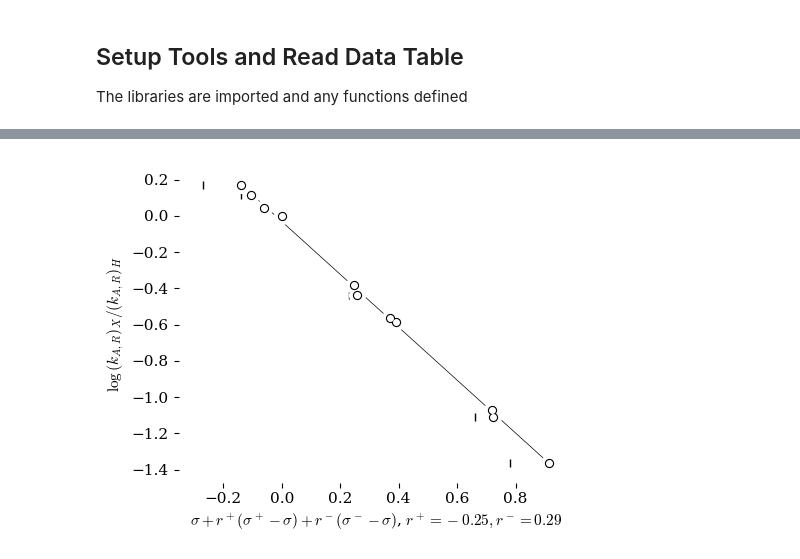
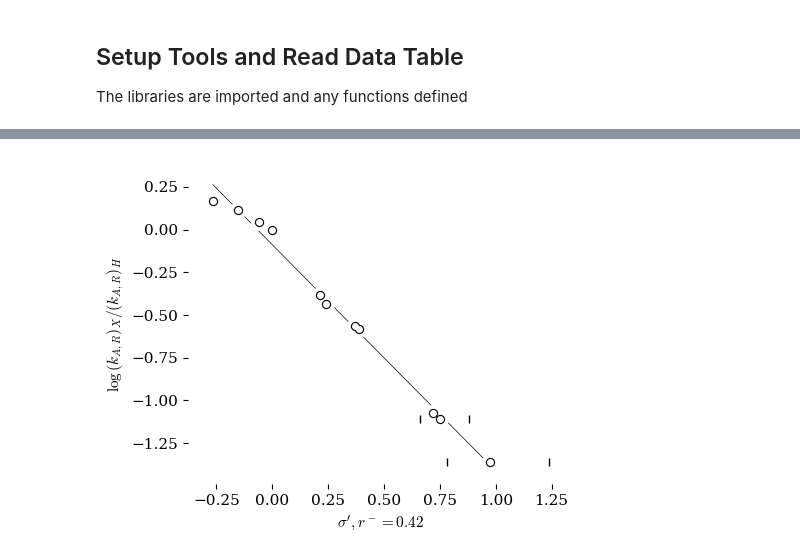
Before and after one commit to blinkletter/4410PythonNotebooks, a Jupyter notebook: Class_23/23-Figure4Paper_Hammett_Acid_Rate.ipynb, the cells around one changed output, grey strips where cells are left out. Cells and saved outputs as stored; diff of their text form; code cells hidden in the pictures.

```diff
--- a/Class_23/23-Figure4Paper_Hammett_Acid_Rate.ipynb
+++ b/Class_23/23-Figure4Paper_Hammett_Acid_Rate.ipynb
@@ -202,18 +478,28 @@ p = 1.39e-09
 # %%
-df = result.copy()
+################################################################################
+### start with a fresh copy of the data
+################################################################################
 
-sigmatype = "s_minus"   # "sigma", "s_plus", or "s_minus"
-column = "kH"  # "Ka", "kOH", "kH2O", "kH"
+df = result.copy()    # copy the result so that any changes do not affect the original data
 
-r_plus = -0.25
-r_minus = 0.29
-#x = df[sigmatype]
+################################################################################
+### calculate apparent sigma value using the Ingold-Yukawa-Tsuno equation
+################################################################################
+
+r_plus = 0
+r_minus = 0.42
 x = df["sigma"] + r_minus*(df["s_minus"]-df["sigma"]) + r_plus*(df["s_plus"]-df["sigma"])
 
-y_H = df["kAR_pS_1.0"]["H"]
-#print(y_H)
-y = np.log10(df["kAR_pS_1.0"]/y_H)   # in this case we are using kH/Ka since they depend upon each other.
+################################################################################
+### calulate log relative rates
+################################################################################
 
+y_H = df["kAR_pS_1.0"]["H"]   # The rate constant for the unsubstituted case
+y = np.log10(df["kAR_pS_1.0"]/y_H)
+
+################################################################################
+### Create a plot object
+################################################################################
 
 
 style = "tufte.mplstyle"
@@ -224,43 +510,53 @@ plt.style.use(style_name)
 fig, ax = plt.subplots(nrows=1, ncols=1, figsize=(5,4))
 ax.margins(x=.07, y=.07, tight=True)
 
-
-if sigmatype == "s_plus":
-    x_label = r"$\sigma^+$"
-elif sigmatype == "s_minus":
-    x_label = r"$\sigma^-$"
-elif sigmatype == "sigma":
-    x_label = r"$\sigma$"
-else:
-    x_label = "ERROR"
-
-x_label = "$\sigma + r^+(\sigma^+ - \sigma) + r^-(\sigma^- - \sigma)$, $r^+ = "+str(r_plus)+", r^- = "+str(r_minus)+"$"
-
+x_label = "$\sigma^\prime,  r^- = "+str(r_minus)+"$"
+y_label = "$\log{(k_{A,R})_X/(k_{A,R})_H}$"
 ax.set(
 #    title="Yukawa-Tsuno Plot",
-          ylabel=r"$\log{(k_{A,R})_X/(k_{A,R})_H}$",
+          ylabel=y_label,
           xlabel=x_label,
 #          xlim=[-.9,.9],
 #          ylim=[-3.7,-2.7]
          )
 
 
-##############################
+################################################################################
+### Fit the x,y data obtained above to a line and plot the line fit
+################################################################################
 
 linfit = linregress(x,y)
 fity = linfit.slope * x + linfit.intercept
 
 ax.plot(x, fity, color='black', zorder=1, linewidth=0.5)
 
+################################################################################
+### Plot the x,y data
+################################################################################
+
 ax.scatter(x,y, s=128, color="white", marker='o', zorder=3)
 ax.scatter(x,y, s=32, color="black", marker='o', zorder=3)
 ax.scatter(x,y, s=16, color="white", marker='o', zorder=3)
 
+################################################################################
+### Plot extra points. here we add in points using the sigma values only for comparison purposes
+################################################################################
+
 ax.scatter(df["sigma"],y, color="black", marker='|', zorder=2)
-#ax.scatter(df["s_minus"],y, color="black", marker='|', zorder=2)
+ax.scatter(df["s_minus"],y, color="black", marker='|', zorder=0)
 
-Report(column, linfit)   # use the 'Report' function to output the line fit parameters
 
-fig.savefig("plotIYK_Fig4-0.25+0.29.pdf")   # use this to save the figure in PDF format
+################################################################################
+### Print out the line fit parameters
+################################################################################
+
+Report("YK Plot", linfit)   # use the 'Report' function to output the line fit parameters
+
+################################################################################
+### Output the plot to a pdf file and show it in this notebook.
+################################################################################
+
+
+fig.savefig("plotYK_Fig4.pdf")   # use this to save the figure in PDF format
 plt.show()
 # %% [output]
@@ -272 +568 @@ p = 1.78e-14
-[figure, old version]
+[figure, new version]
```
Also changed, not shown: parts of 21 cells of this notebook, 6 other files.
